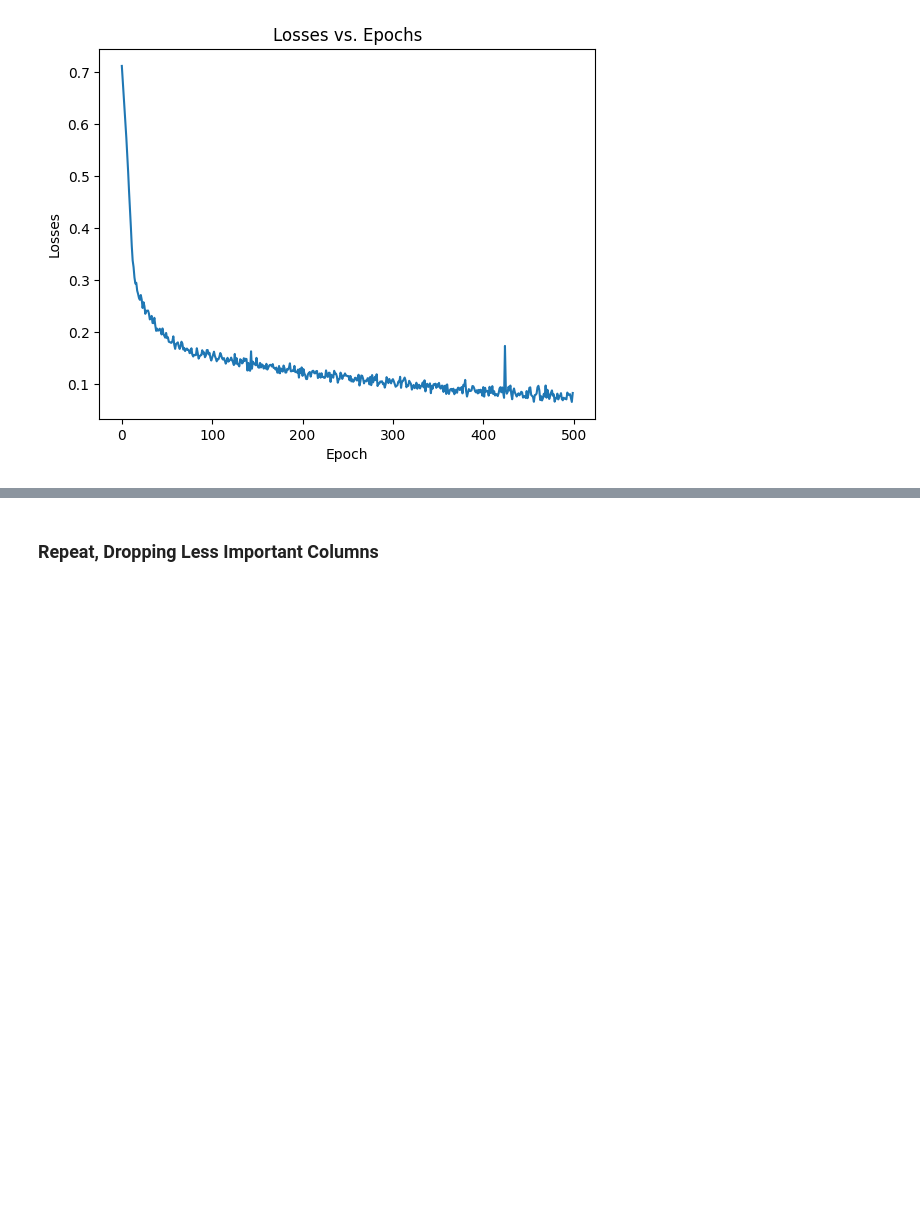
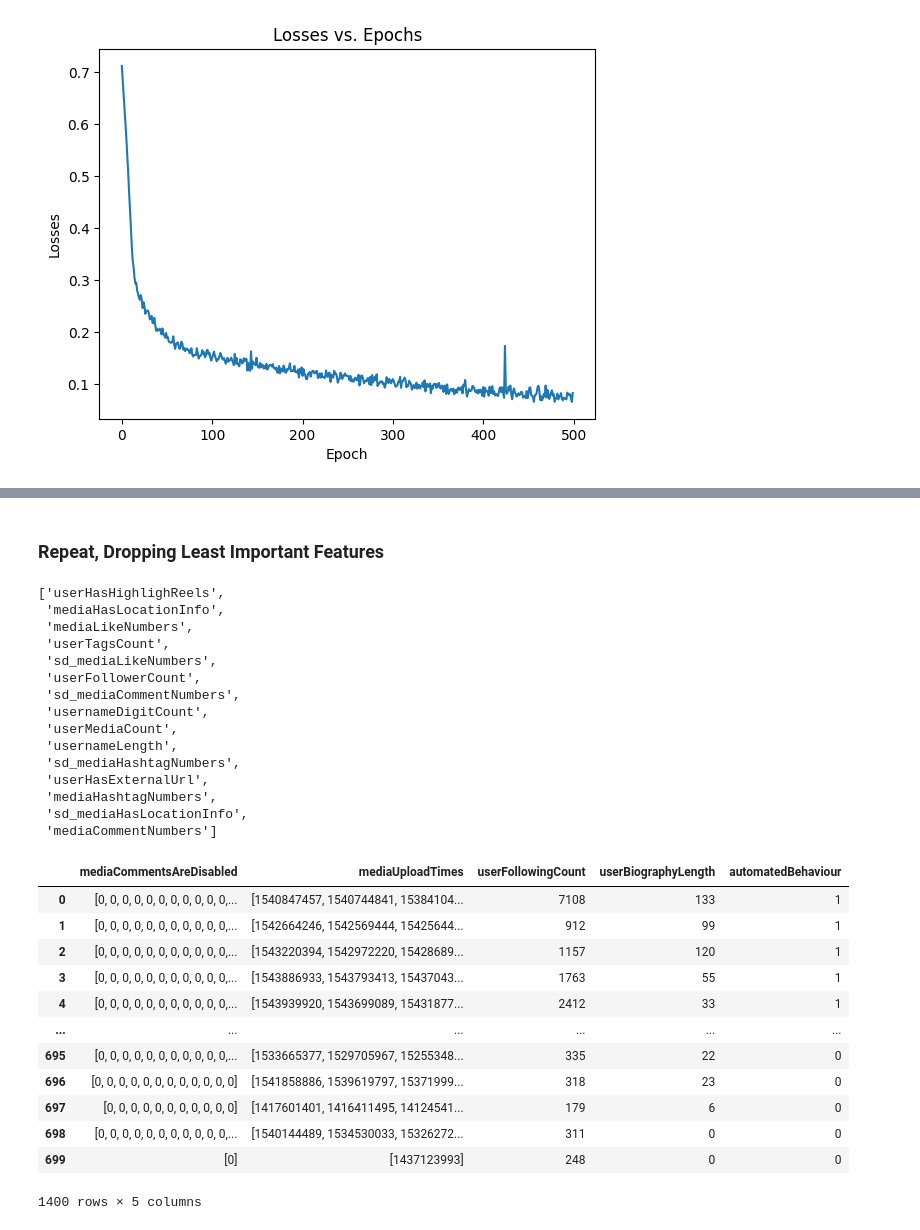
Before and after one commit to 8tsmith11/social-media-bot-identification, a Jupyter notebook: notebook.ipynb, the cells around one changed output, grey strips where cells are left out. Drawn from its saved outputs; the diff is of its cells as text; code cells hidden in the pictures; blank space fills up the shorter version.

```diff
--- a/notebook.ipynb
+++ b/notebook.ipynb
@@ -105,6 +105,7 @@ combined
 1400 rows × 20 columns
 # %%
 X = combined.drop(["automatedBehaviour", "mediaUploadTimes", "mediaCommentsAreDisabled"], axis=1)
+feature_names = X.columns.tolist()
 y = combined["automatedBehaviour"]
 X = X.values
 y = y.values
@@ -198,3 +201,52 @@ Text(0.5, 1.0, 'Receiver Operating Characteristic (ROC) Curve')
 [figure]
 # %% [markdown]
-### Repeat, Dropping Less Important Columns
+### Repeat, Dropping Least Important Features
+# %%
+baseline_auc = roc_auc_score(y_test_np, y_pred_proba)
+X_test_np = X_test.numpy().copy()
+
+importances = []
+for j in range(X_test_np.shape[1]):
+    col_backup = X_test_np[:, j].copy()
+    np.random.shuffle(X_test_np[:, j])
+    with torch.no_grad():
+        logits_perm = model(torch.FloatTensor(X_test_np))
+        proba_perm = torch.sigmoid(logits_perm).detach().numpy().flatten()
+    importances.append(baseline_auc - roc_auc_score(y_test_np, proba_perm))
+    X_test_np[:, j] = col_backup
+# %%
+k = 15  # number of features to drop
+least_idx = np.argsort(importances)[:k]
+cols_to_drop = [feature_names[i] for i in least_idx]
+combined = combined.drop(cols_to_drop, axis=1)
+display(cols_to_drop)
+display(combined)
+# %% [output]
+['userHasHighlighReels',
+ 'mediaHasLocationInfo',
+ 'mediaLikeNumbers',
+ 'userTagsCount',
+ 'sd_mediaLikeNumbers',
+ 'userFollowerCount',
+ 'sd_mediaCommentNumbers',
+ 'usernameDigitCount',
+ 'userMediaCount',
+ 'usernameLength',
+ 'sd_mediaHashtagNumbers',
+ 'userHasExternalUrl',
+ 'mediaHashtagNumbers',
+ 'sd_mediaHasLocationInfo',
+ 'mediaCommentNumbers']
+|  | mediaCommentsAreDisabled | mediaUploadTimes | userFollowingCount | userBiographyLength | automatedBehaviour |
+| 0 | [0, 0, 0, 0, 0, 0, 0, 0, 0, 0, 0,... | [1540847457, 1540744841, 15384104... | 7108 | 133 | 1 |
+| 1 | [0, 0, 0, 0, 0, 0, 0, 0, 0, 0, 0,... | [1542664246, 1542569444, 15425644... | 912 | 99 | 1 |
+| 2 | [0, 0, 0, 0, 0, 0, 0, 0, 0, 0, 0,... | [1543220394, 1542972220, 15428689... | 1157 | 120 | 1 |
+| 3 | [0, 0, 0, 0, 0, 0, 0, 0, 0, 0, 0,... | [1543886933, 1543793413, 15437043... | 1763 | 55 | 1 |
+| 4 | [0, 0, 0, 0, 0, 0, 0, 0, 0, 0, 0,... | [1543939920, 1543699089, 15431877... | 2412 | 33 | 1 |
+| ... | ... | ... | ... | ... | ... |
+| 695 | [0, 0, 0, 0, 0, 0, 0, 0, 0, 0, 0,... | [1533665377, 1529705967, 15255348... | 335 | 22 | 0 |
+| 696 | [0, 0, 0, 0, 0, 0, 0, 0, 0, 0, 0, 0] | [1541858886, 1539619797, 15371999... | 318 | 23 | 0 |
+| 697 | [0, 0, 0, 0, 0, 0, 0, 0, 0, 0, 0] | [1417601401, 1416411495, 14124541... | 179 | 6 | 0 |
+| 698 | [0, 0, 0, 0, 0, 0, 0, 0, 0, 0, 0,... | [1540144489, 1534530033, 15326272... | 311 | 0 | 0 |
+| 699 | [0] | [1437123993] | 248 | 0 | 0 |
+1400 rows × 5 columns
```
Also changed, not shown: parts of 8 cells of this notebook.
